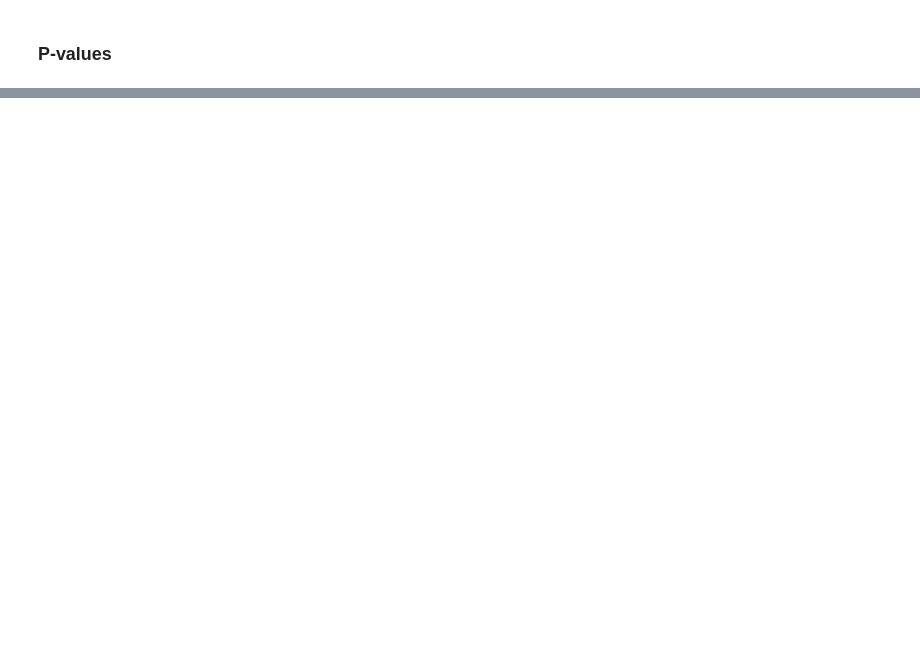
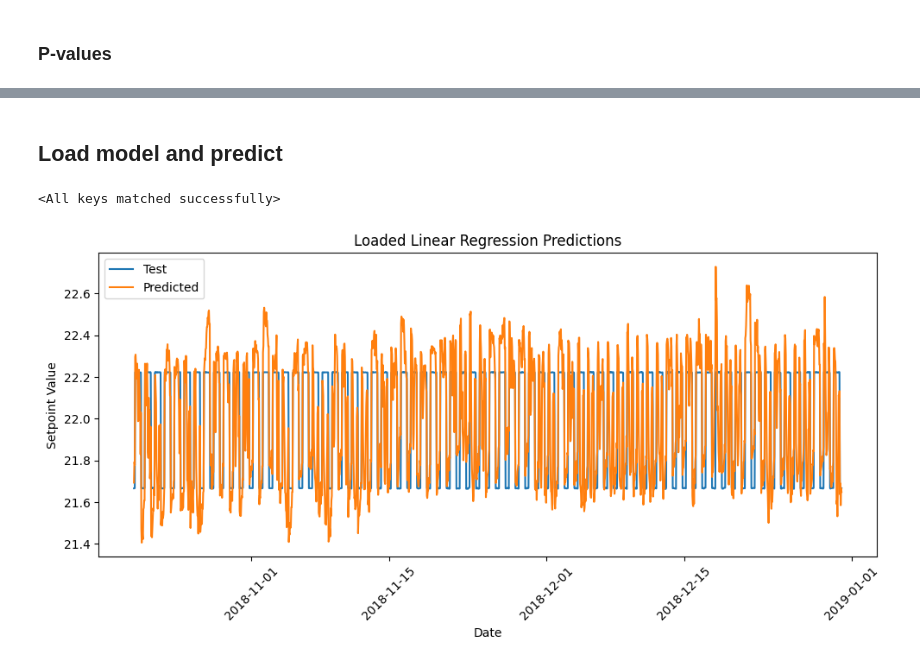
Before and after one commit to adrianlopezlanchares/Space-Conditioning-Electrification, a Jupyter notebook: consumption/full-prediction/full_prediction.ipynb, the cells around one changed output, grey strips where cells are left out. Saved outputs shown, nothing was run; the diff lists cells and outputs as text; code cells hidden in the pictures; blank space fills up the shorter version.

```diff
--- a/consumption/full-prediction/full_prediction.ipynb
+++ b/consumption/full-prediction/full_prediction.ipynb
@@ -852,3 +674,8 @@ heating_lr_dataset_test = LinearRegressionDataset(heating_test.values, heating_t
+# %%
+lr_dataset_train = LinearRegressionDataset(train_data.values, train_labels)
+lr_dataset_test = LinearRegressionDataset(test_data.values, test_labels)
 # %%
-heating_lr_dataloader_train = DataLoader(heating_lr_dataset_train, batch_size=batch_size, shuffle=True)
-heating_lr_dataloader_test = DataLoader(heating_lr_dataset_test, batch_size=batch_size, shuffle=False)
+batch_size = 32
+
+lr_dataloader_train = DataLoader(lr_dataset_train, batch_size=batch_size, shuffle=True)
+lr_dataloader_test = DataLoader(lr_dataset_test, batch_size=batch_size, shuffle=False)
@@ -1032,0 +810,25 @@ consumption_lag_1:
+# %% [markdown]
+## Load model and predict
+# %%
+# load model
+loaded_lr_model = LinearRegressionModel(input_size=train_data.shape[1], output_size=1, bias=False)
+loaded_lr_model.load_state_dict(torch.load(f"{models_folder_path}/linear_regression_model.pth"))
+# %% [output]
+<All keys matched successfully>
+# %%
+# Predict
+loaded_lr_predictions, loaded_lr_actuals = evaluate(loaded_lr_model, lr_dataloader_test)
+# %%
+# Plot predictions
+plt.figure(figsize=(10, 5))
+plt.plot(test_data.index, test_data["indoor_temp"], label="Test")
+plt.plot(test_data.index, loaded_lr_predictions, label="Predicted")
+plt.title("Loaded Linear Regression Predictions")
+plt.xlabel("Date")
+plt.ylabel("Setpoint Value")
+plt.legend()
+plt.xticks(rotation=45)
+plt.tight_layout()
+plt.show()
+# %% [output]
+[figure, added]
```
Also changed, not shown: parts of 101 cells of this notebook, 1 other file.
